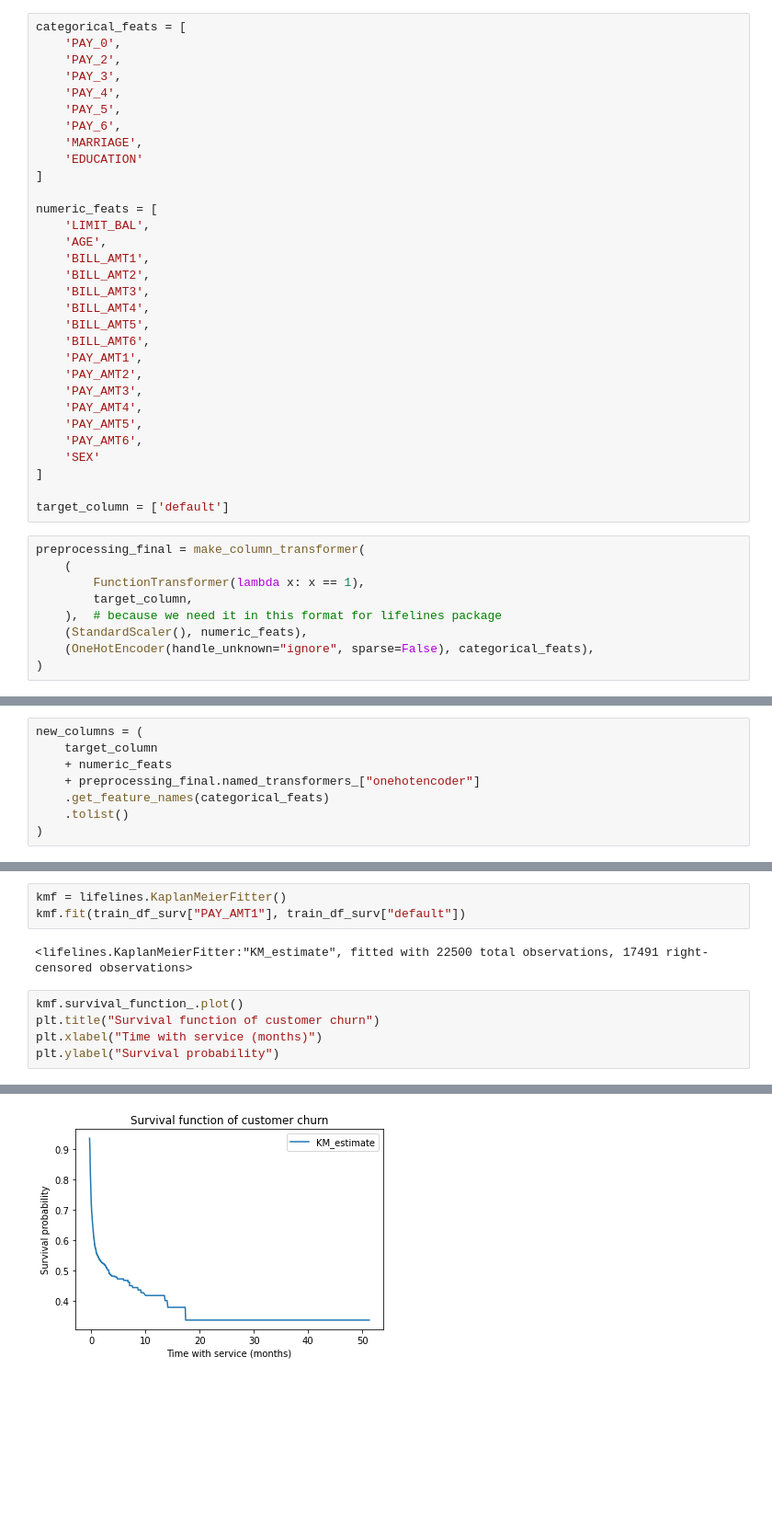
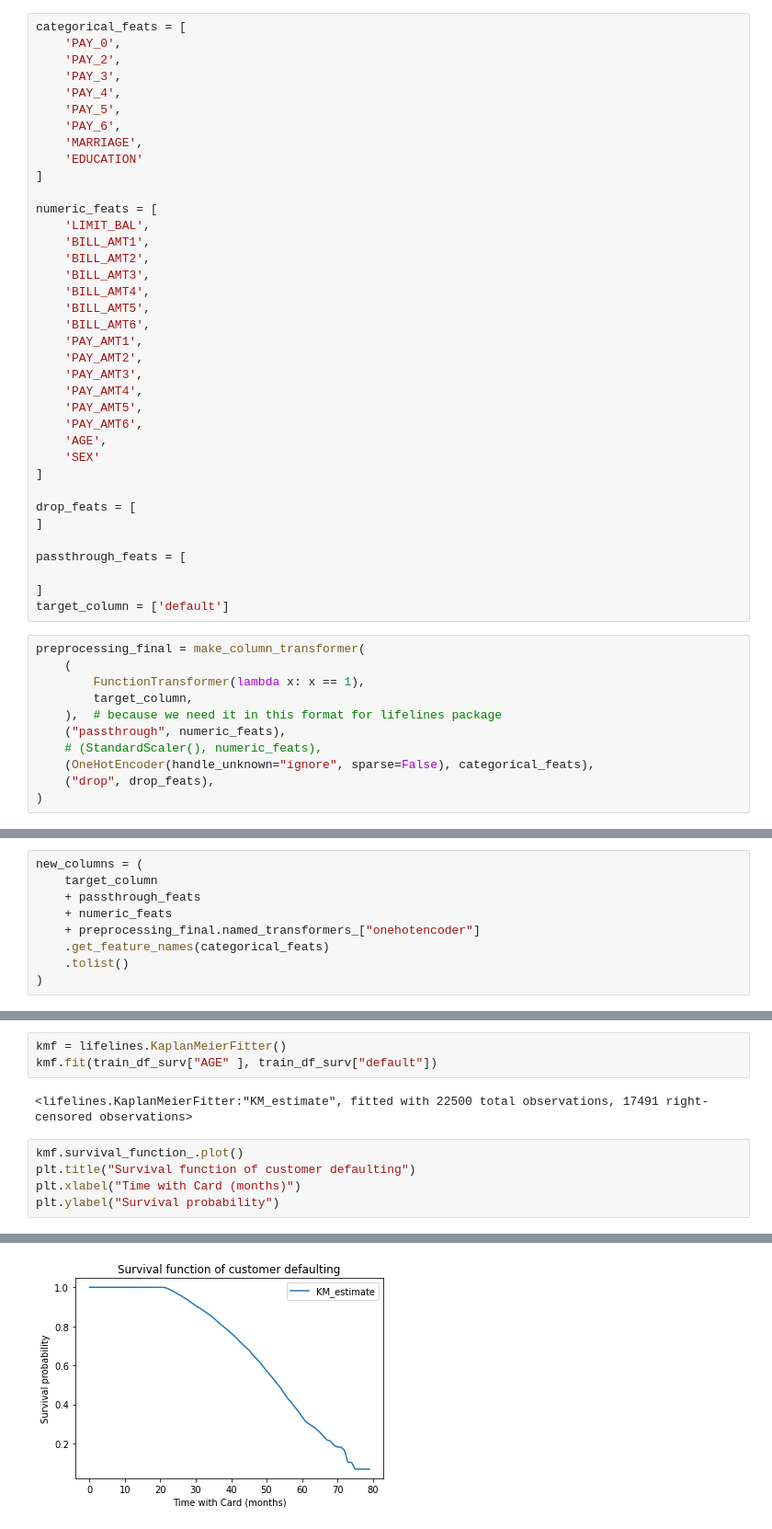
Before and after one commit to ChoAllan/Credit-Card-Defaulting, a Jupyter notebook: src/Survival Analysis.ipynb, the cells around one changed output, grey strips where cells are left out. Shown: that part at 92% size. Cells and saved outputs as stored; diff of their text form; blank space fills up the shorter version.

```diff
--- a/src/Survival Analysis.ipynb
+++ b/src/Survival Analysis.ipynb
@@ -93,7 +93,6 @@ categorical_feats = [
 
 numeric_feats = [
     'LIMIT_BAL',
-    'AGE',
     'BILL_AMT1',
     'BILL_AMT2',
     'BILL_AMT3',
@@ -106,9 +105,16 @@ numeric_feats = [
     'PAY_AMT4',
     'PAY_AMT5',
     'PAY_AMT6',
+    'AGE',
     'SEX'
 ]
 
+drop_feats = [
+]
+
+passthrough_feats = [
+
+]
 target_column = ['default']
 # %%
 preprocessing_final = make_column_transformer(
@@ -116,8 +122,10 @@ preprocessing_final = make_column_transformer(
         FunctionTransformer(lambda x: x == 1),
         target_column,
     ),  # because we need it in this format for lifelines package
-    (StandardScaler(), numeric_feats),
+    ("passthrough", numeric_feats),
+    # (StandardScaler(), numeric_feats),
     (OneHotEncoder(handle_unknown="ignore", sparse=False), categorical_feats),
+    ("drop", drop_feats),
 )
 # %%
 train_df, test_df = train_test_split(new_df, random_state=123)
@@ -141,6 +150,7 @@ ColumnTransformer(transformers=[('functiontransformer',
 # %%
 new_columns = (
     target_column
+    + passthrough_feats
     + numeric_feats
     + preprocessing_final.named_transformers_["onehotencoder"]
     .get_feature_names(categorical_feats)
@@ -163,13 +180,13 @@ Name: default, dtype: int64
 # %%
 kmf = lifelines.KaplanMeierFitter()
-kmf.fit(train_df_surv["PAY_AMT1"], train_df_surv["default"])
+kmf.fit(train_df_surv["AGE" ], train_df_surv["default"])
 # %% [output]
 <lifelines.KaplanMeierFitter:"KM_estimate", fitted with 22500 total observations, 17491 right-censored observations>
 # %%
 kmf.survival_function_.plot()
-plt.title("Survival function of customer churn")
-plt.xlabel("Time with service (months)")
+plt.title("Survival function of customer defaulting")
+plt.xlabel("Time with Card (months)")
 plt.ylabel("Survival probability")
 # %% [output]
 Text(0, 0.5, 'Survival probability')
-[figure, old version]
+[figure, new version]
```
Also changed, not shown: parts of 6 cells of this notebook.
